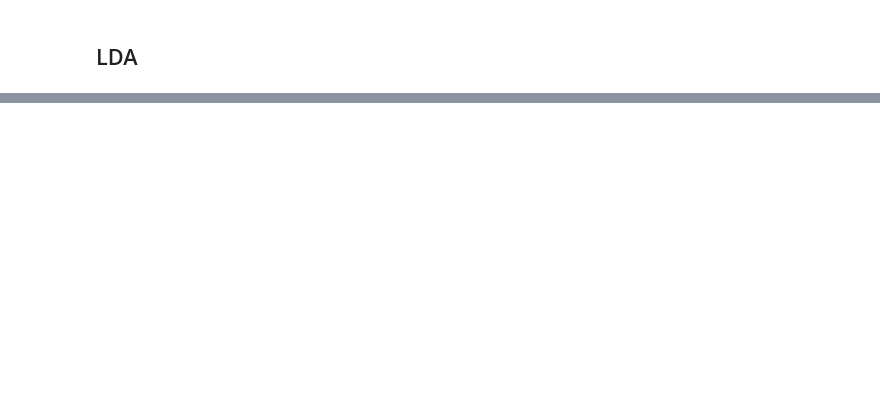
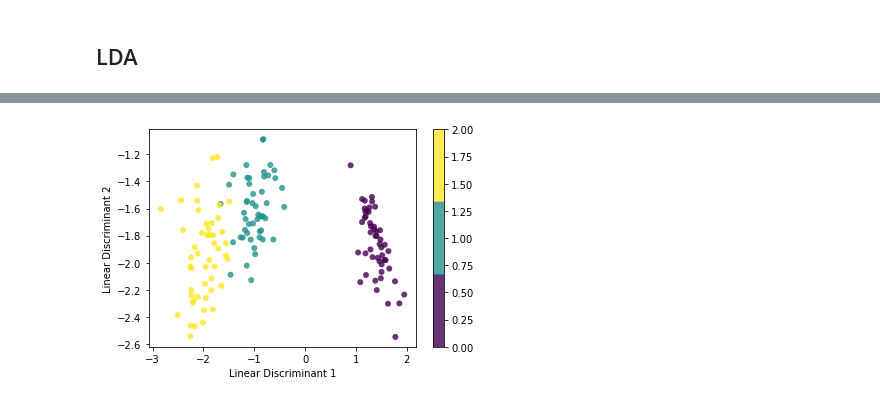
Before and after one commit to ChenshuLiu/Machine-Learning-in-Python, a Jupyter notebook: Machine Learning in Python.ipynb, the cells around one changed output, grey strips where cells are left out. Drawn from its saved outputs; the diff is of its cells as text; code cells hidden in the pictures; blank space fills up the shorter version.

```diff
--- a/Machine Learning in Python.ipynb
+++ b/Machine Learning in Python.ipynb
@@ -1122,0 +1147,58 @@ The prediction accuracy of the AdaBoost algorithm is: 0.956140350877193
+# %%
+class LDA:
+    def __init__(self, n_components):
+        self.n_components = n_components
+        # store the eigenvectors
+        self.linear_discriminants = None
+
+    # LDA is supervised, so input takes both X and y
+    def fit(self, X, y):
+        n_features = X.shape[1]
+        class_labels = np.unique(y)
+        # calculate the two scatter matrices
+        mean_overall = np.mean(X, axis = 0)
+        S_W = np.zeros((n_features, n_features))
+        S_B = np.zeros((n_features, n_features))
+        for c in class_labels:
+            X_c = X[y == c]
+            mean_c = np.mean(X_c, axis = 0)
+            # dimension computation: (4, n_c) * (n_c, 4) = (4, 4)
+            S_W += (X_c - mean_c).T.dot(X_c - mean_c)
+
+            n_c = X_c.shape[0]
+            # dimension computation: (4, 1) * (1, 4) = (4, 4)
+            mean_diff = (mean_c - mean_overall).reshape(n_features, 1)
+            S_B += n_c * mean_diff.dot(mean_diff.T)
+
+        A = np.linalg.inv(S_W).dot(S_B)
+
+        # find eigenvalues and eigenvectors
+        eigenvalues, eigenvectors = np.linalg.eig(A)
+        eigenvectors = eigenvectors.T
+        idxs = np.argsort(abs(eigenvalues))[::-1]
+        eigenvalues = eigenvalues[idxs]
+        eigenvectors = eigenvectors[idxs]
+
+        self.linear_discriminants = eigenvectors[:self.n_components]
+
+    def transform(self, X):
+        # project data onto the new dimension components
+        return np.dot(X, self.linear_discriminants.T)
+
+data = datasets.load_iris()
+X = data.data
+y = data.target
+lda = LDA(2)
+lda.fit(X, y)
+X_projected = lda.transform(X)
+x1 = X_projected[:, 0]
+x2 = X_projected[:, 1]
+plt.scatter(x1, x2,
+           c = y, edgecolor = "none", alpha = 0.8,
+           cmap = plt.cm.get_cmap('viridis', 3))
+plt.xlabel('Linear Discriminant 1')
+plt.ylabel('Linear Discriminant 2')
+plt.colorbar()
+plt.show()
+# %% [output]
+[figure, added]
```
Also changed, not shown: parts of 29 cells of this notebook, 4 other files.
